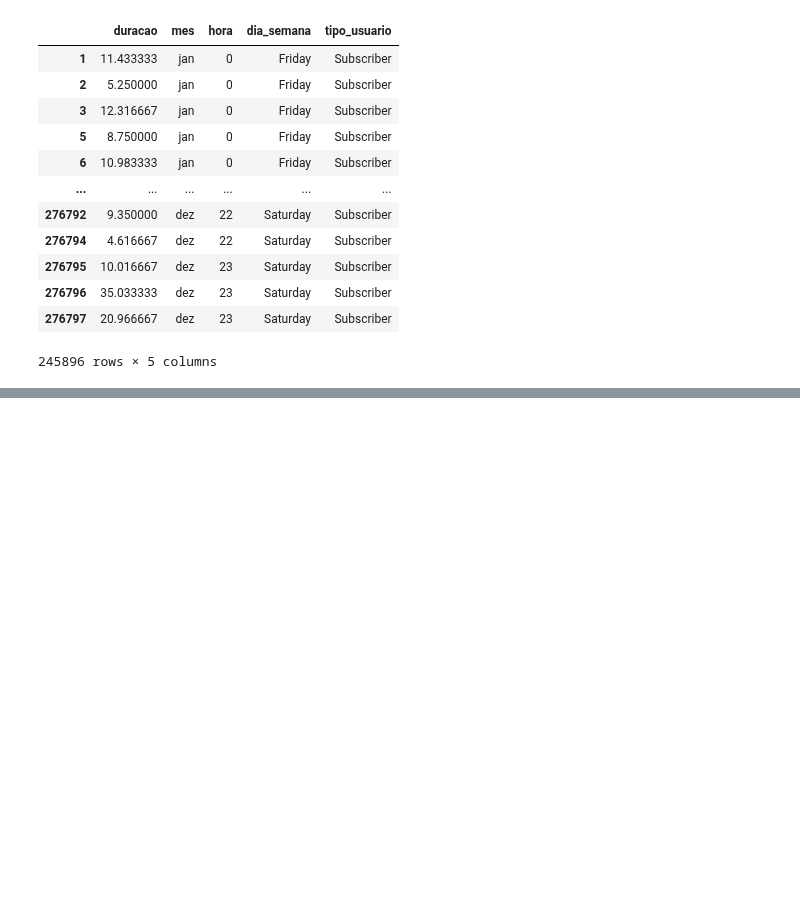
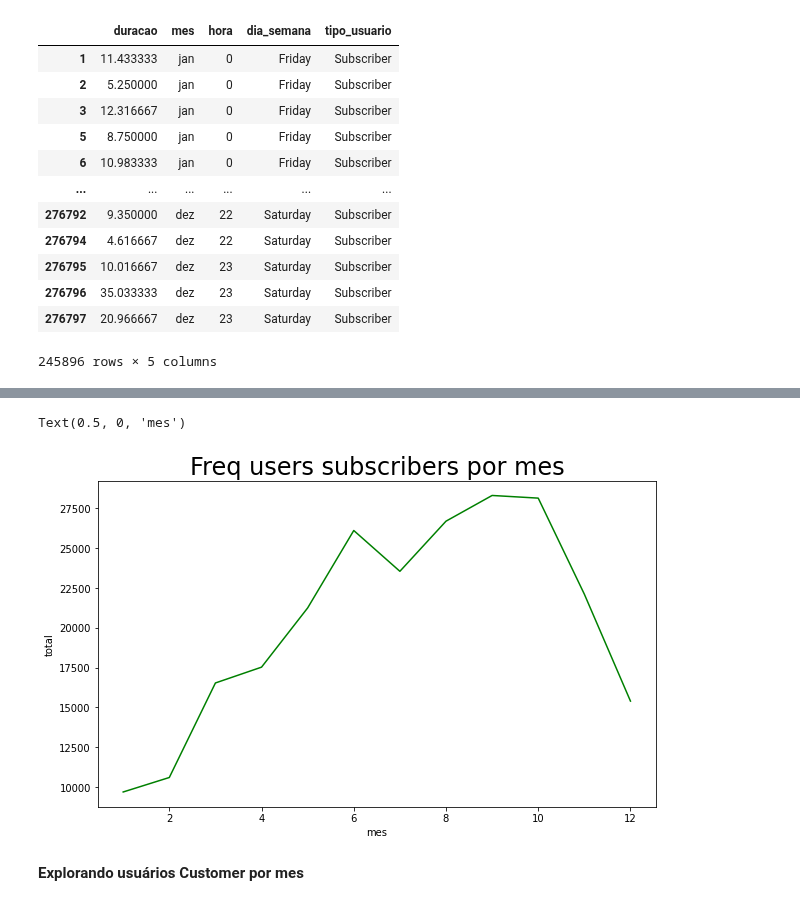
Before and after one commit to gabrielcn/Bike_Sharing, a Jupyter notebook: cyclistic_bike_share_new_york.ipynb, the cells around one changed output, grey strips where cells are left out. Cells and saved outputs as stored; diff of their text form; code cells hidden in the pictures; blank space fills up the shorter version.

```diff
--- a/cyclistic_bike_share_new_york.ipynb
+++ b/cyclistic_bike_share_new_york.ipynb
@@ -497,0 +679,11 @@ subscriber_ny
+# %%
+#GRAFICO DE LINHA
+plt.figure(figsize=(10,6))
+sns.lineplot(data = freq_sub_mes_ny, x="ordem_mes_ny", y="total", color = "green")
+plt.title( "Freq users subscribers por mes" , size = 24 ) #Define o título do gráfico e define o tamanho
+plt.xlabel( "mes" , size = 10 ) #Usa o plt para adicionar um rotulo no eixo x e define o tamanho
+# %% [output]
+Text(0.5, 0, 'mes')
+[figure, added]
+# %% [markdown]
+**Explorando usuários Customer por mes**
```
Also changed, not shown: parts of 61 cells of this notebook.
